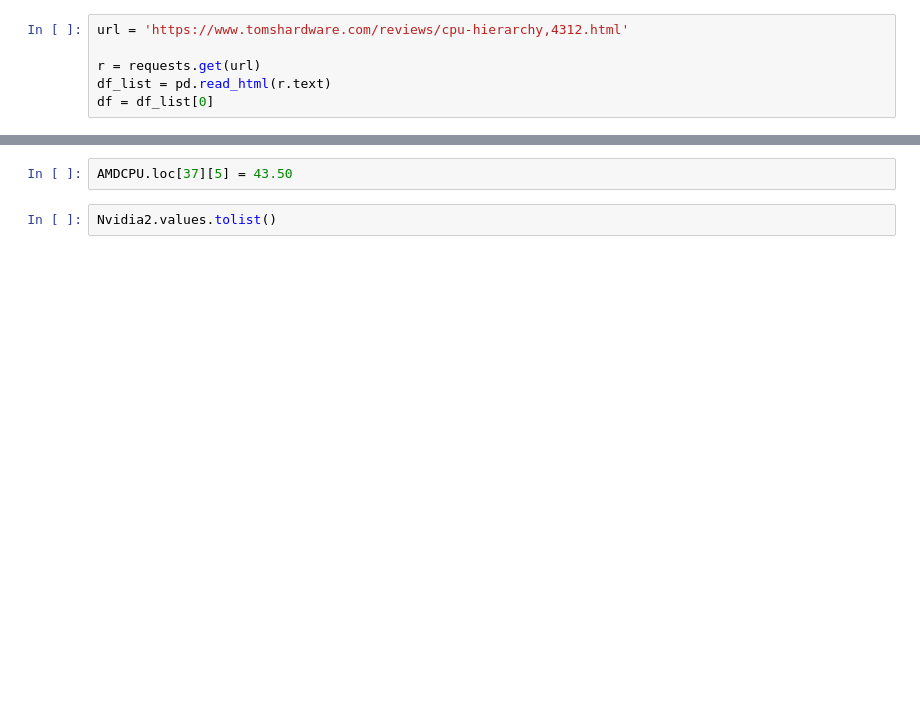
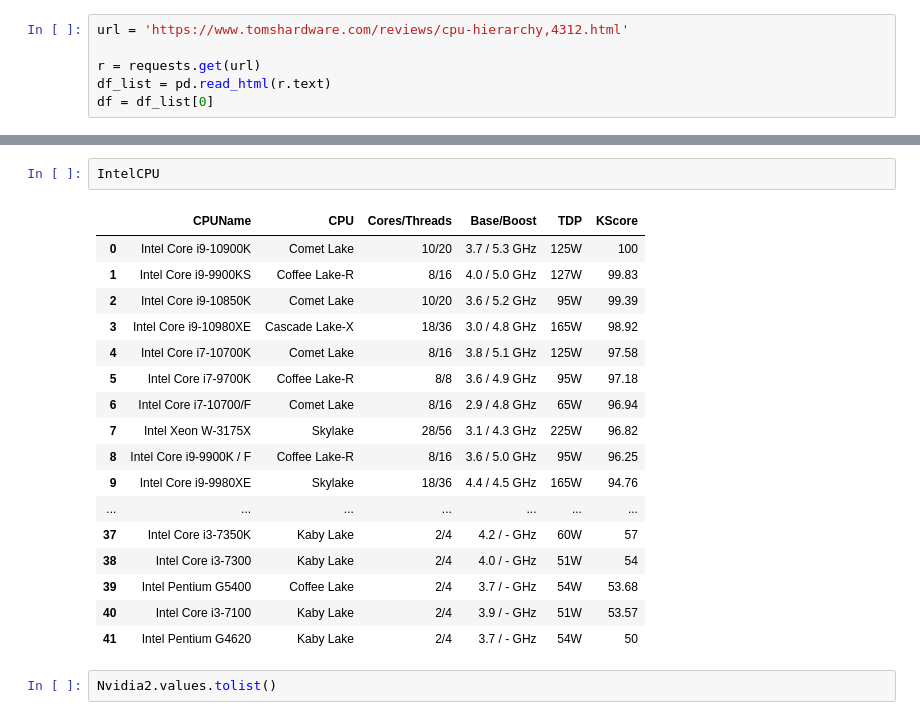
Before and after one commit to arimanyus/Kashi-Base1, a Jupyter notebook: Fetcher.ipynb, the cells around one changed output, grey strips where cells are left out. Saved outputs shown, nothing was run; the diff lists cells and outputs as text; blank space fills up the shorter version.

```diff
--- a/Fetcher.ipynb
+++ b/Fetcher.ipynb
@@ -209,6 +209,24 @@ AMDCPU
 | 44 | A10-9700 | Bristol Ridge | 4/4 | 3.5 / 3.8 GHz | 65W | 31.08 |
-# %%
-AMDCPU.loc[37][5] = 43.50
+# %%
+IntelCPU
+# %% [output]
+|  | CPUName | CPU | Cores/Threads | Base/Boost | TDP | KScore |
+| 0 | Intel Core i9-10900K | Comet Lake | 10/20 | 3.7 / 5.3 GHz | 125W | 100 |
+| 1 | Intel Core i9-9900KS | Coffee Lake-R | 8/16 | 4.0 / 5.0 GHz | 127W | 99.83 |
+| 2 | Intel Core i9-10850K | Comet Lake | 10/20 | 3.6 / 5.2 GHz | 95W | 99.39 |
+| 3 | Intel Core i9-10980XE | Cascade Lake-X | 18/36 | 3.0 / 4.8 GHz | 165W | 98.92 |
+| 4 | Intel Core i7-10700K | Comet Lake | 8/16 | 3.8 / 5.1 GHz | 125W | 97.58 |
+| 5 | Intel Core i7-9700K | Coffee Lake-R | 8/8 | 3.6 / 4.9 GHz | 95W | 97.18 |
+| 6 | Intel Core i7-10700/F | Comet Lake | 8/16 | 2.9 / 4.8 GHz | 65W | 96.94 |
+| 7 | Intel Xeon W-3175X | Skylake | 28/56 | 3.1 / 4.3 GHz | 225W | 96.82 |
+| 8 | Intel Core i9-9900K / F | Coffee Lake-R | 8/16 | 3.6 / 5.0 GHz | 95W | 96.25 |
+| 9 | Intel Core i9-9980XE | Skylake | 18/36 | 4.4 / 4.5 GHz | 165W | 94.76 |
+| ... | ... | ... | ... | ... | ... | ... |
+| 37 | Intel Core i3-7350K | Kaby Lake | 2/4 | 4.2 / - GHz | 60W | 57 |
+| 38 | Intel Core i3-7300 | Kaby Lake | 2/4 | 4.0 / - GHz | 51W | 54 |
+| 39 | Intel Pentium G5400 | Coffee Lake | 2/4 | 3.7 / - GHz | 54W | 53.68 |
+| 40 | Intel Core i3-7100 | Kaby Lake | 2/4 | 3.9 / - GHz | 51W | 53.57 |
+| 41 | Intel Pentium G4620 | Kaby Lake | 2/4 | 3.7 / - GHz | 54W | 50 |
 # %%
 Nvidia2.values.tolist()
 # %% [output]
```
Also changed, not shown: parts of 1 cell of this notebook, 2 other files.
